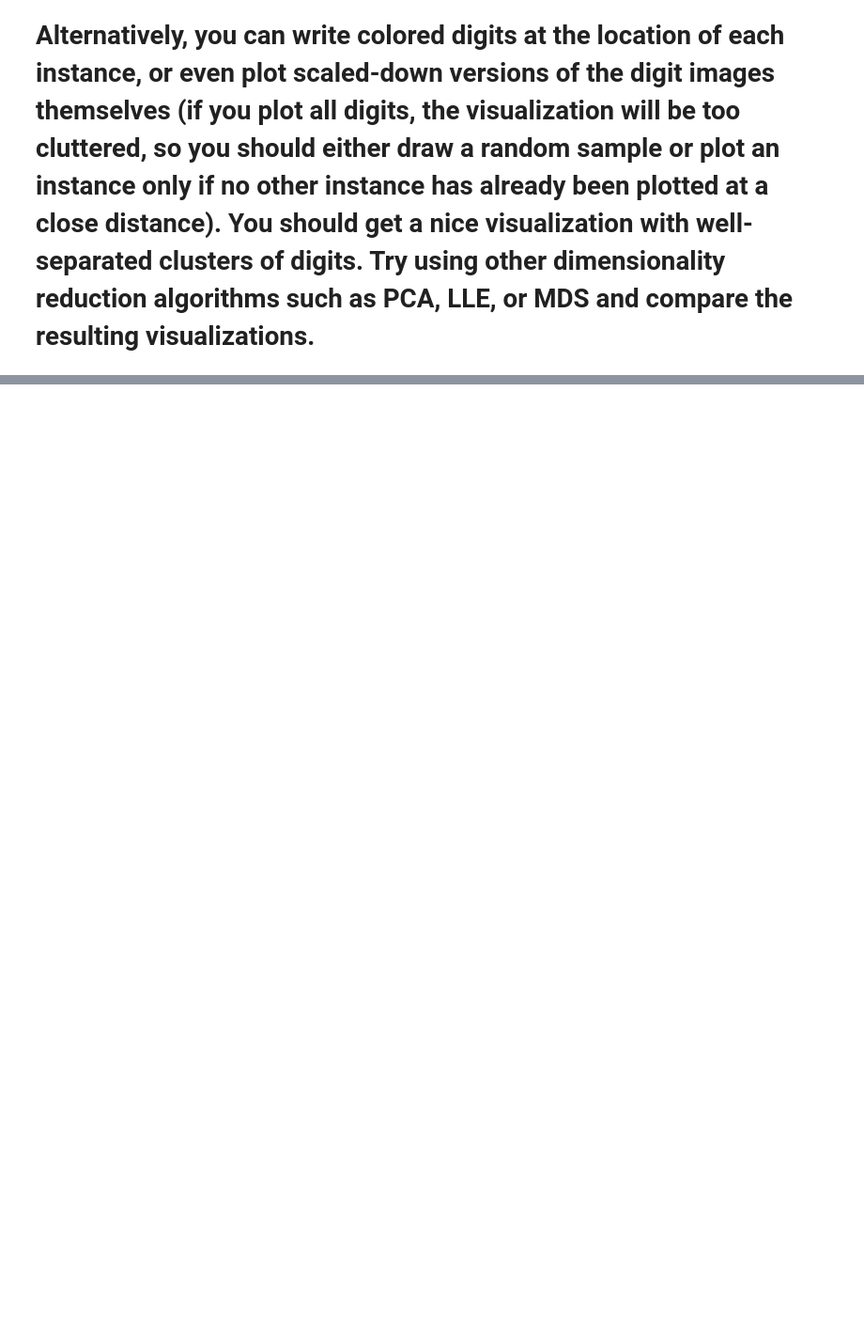
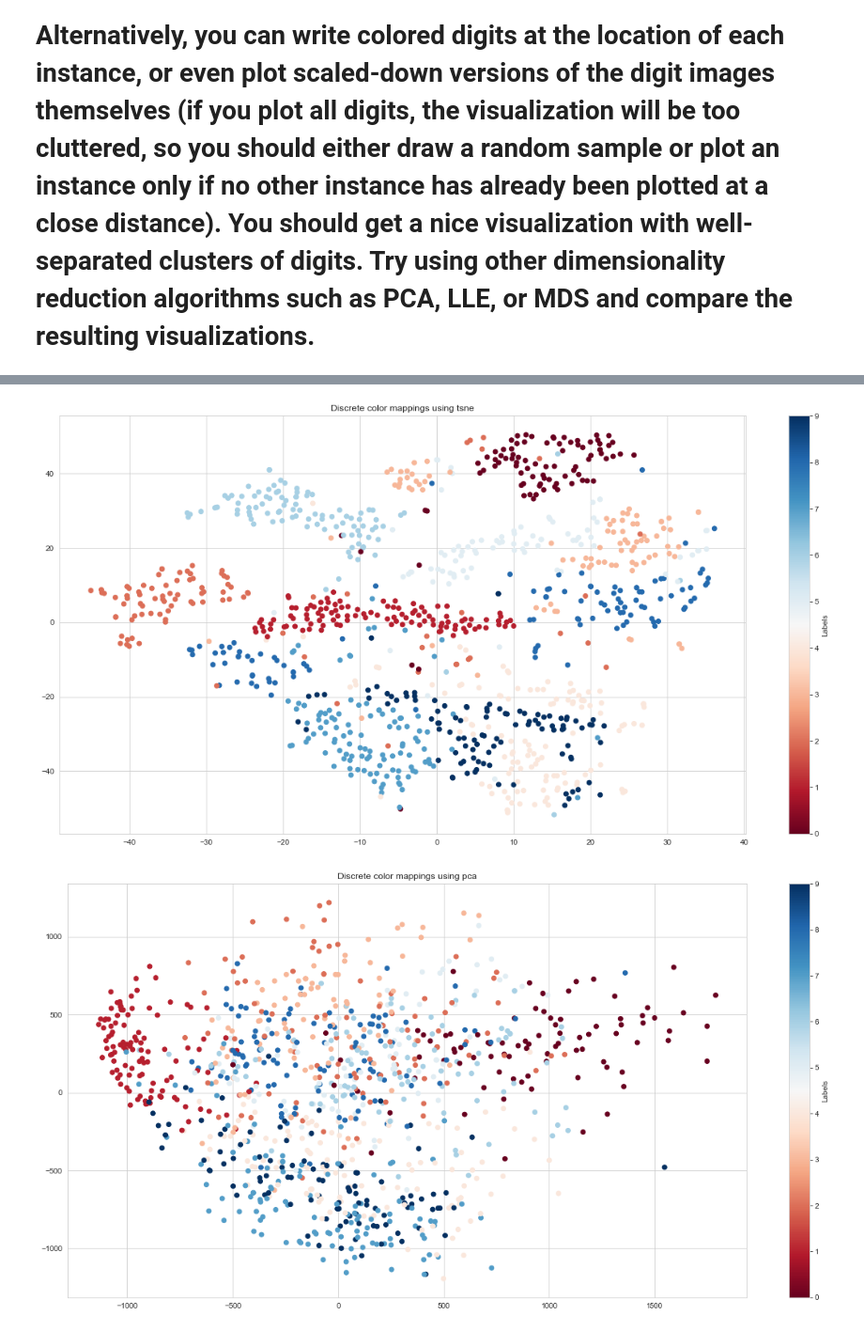
Before and after one commit to easypanda/Handson-ML2, a Jupyter notebook: Chapter 8: Dimensionality Reduction/08_dimensionality_reduction_exercices.ipynb, the cells around one changed output, grey strips where cells are left out. Shown at 94% size. Cells and saved outputs as stored; diff of their text form; code cells hidden in the pictures; blank space fills up the shorter version.

```diff
--- a/Chapter 8: Dimensionality Reduction/08_dimensionality_reduction_exercices.ipynb
+++ b/Chapter 8: Dimensionality Reduction/08_dimensionality_reduction_exercices.ipynb
@@ -125,5 +128,5 @@ lle = LocallyLinearEmbedding(n_components=2)
 # %%
-split = np.random.choice(X.shape[0],size=10000) #random split of the dataset to speed up the process
+split = np.random.choice(X.shape[0],size=1000) #random split of the dataset to speed up the process
 # %%
 X[split].shape,y[split].shape
 # %% [output]
@@ -170,0 +162,32 @@ for i,j in zip(list_viz,list_viz_str):
+# %%
+#With matplotlib
+
+for i,j in zip(list_viz,list_viz_str):
+
+    # setup the plot
+    fig, ax = plt.subplots(1,1, figsize=(20,10))
+
+    # define the data
+    x = [x[0] for x in i]
+    y = [x[1] for x in i]
+    label = [np.int(x) for x in y_1000]
+    N = len(np.unique(label)) # Number of labels
+
+    # define the colormap
+    cmap = plt.cm.RdBu
+    # extract all colors from the .jet map
+    cmaplist = [cmap(i) for i in range(cmap.N)]
+    # create the new map
+    cmap = cmap.from_list('Custom cmap', cmaplist, cmap.N)
+
+    # make the scatter
+    scat = ax.scatter(x,y,c=label,cmap=cmap)
+
+    # create the colorbar
+    cb = plt.colorbar(scat, spacing='proportional')
+    cb.set_label('Labels')
+    ax.set_title(f'Discrete color mappings using {j}')
+    plt.show()
+# %% [output]
+[figure, added]
+[figure, added]
```
Also changed, not shown: parts of 15 cells of this notebook.
